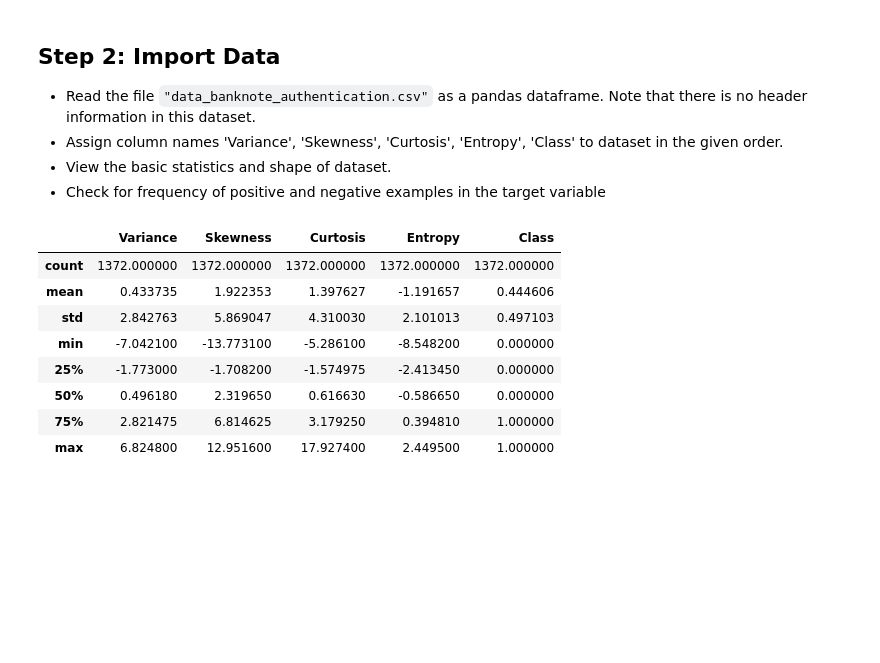
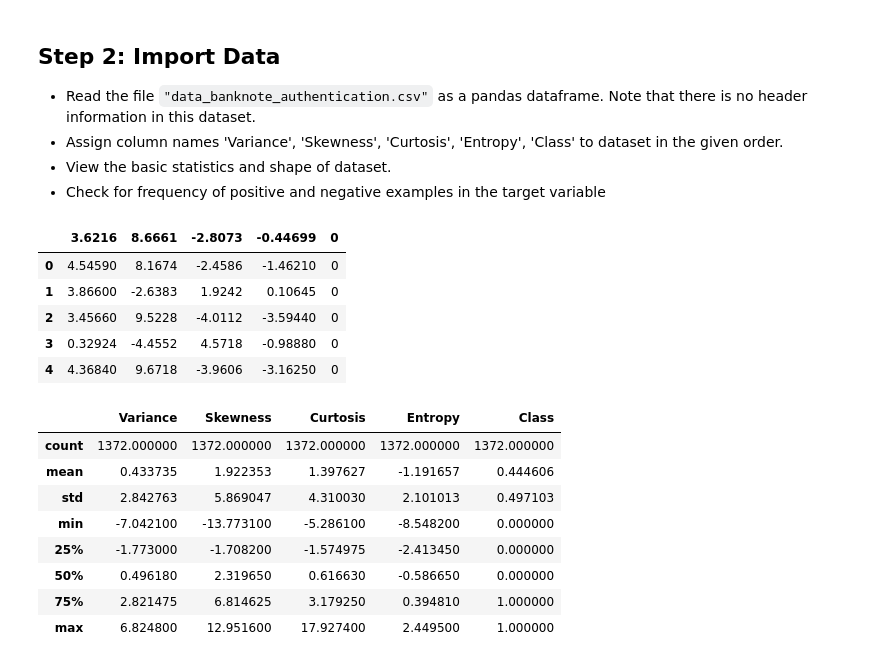
Before and after one commit to Ran-Tokman/dsc-3-31-07-decision-tree-scikitlearn-lab-nyc-ds-career-031119, a Jupyter notebook: index.ipynb, the cells around one changed output. Saved outputs shown, nothing was run; the diff lists cells and outputs as text; code cells hidden in the pictures; blank space fills up the shorter version.

```diff
--- a/index.ipynb
+++ b/index.ipynb
@@ -57,6 +57,14 @@ warnings.filterwarnings('ignore')
 # %%
 # Create Dataframe
 data=pd.read_csv("data_banknote_authentication.csv")
 ## Your code here
+data.head()
+# %% [output]
+|  | 3.6216 | 8.6661 | -2.8073 | -0.44699 | 0 |
+| 0 | 4.54590 | 8.1674 | -2.4586 | -1.46210 | 0 |
+| 1 | 3.86600 | -2.6383 | 1.9242 | 0.10645 | 0 |
+| 2 | 3.45660 | 9.5228 | -4.0112 | -3.59440 | 0 |
+| 3 | 0.32924 | -4.4552 | 4.5718 | -0.98880 | 0 |
+| 4 | 4.36840 | 9.6718 | -3.9606 | -3.16250 | 0 |
 # %%
 # Describe the dataset
```
Also changed, not shown: parts of 1 cell of this notebook.
